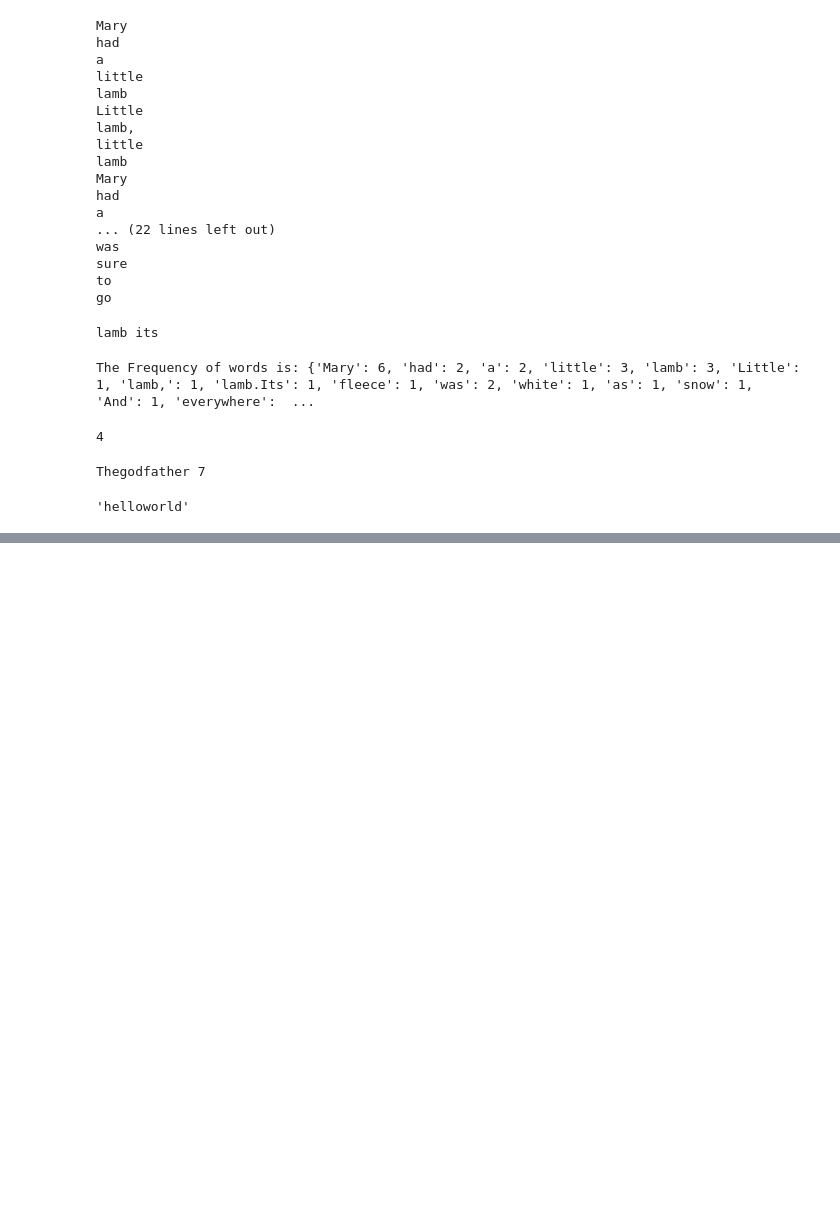
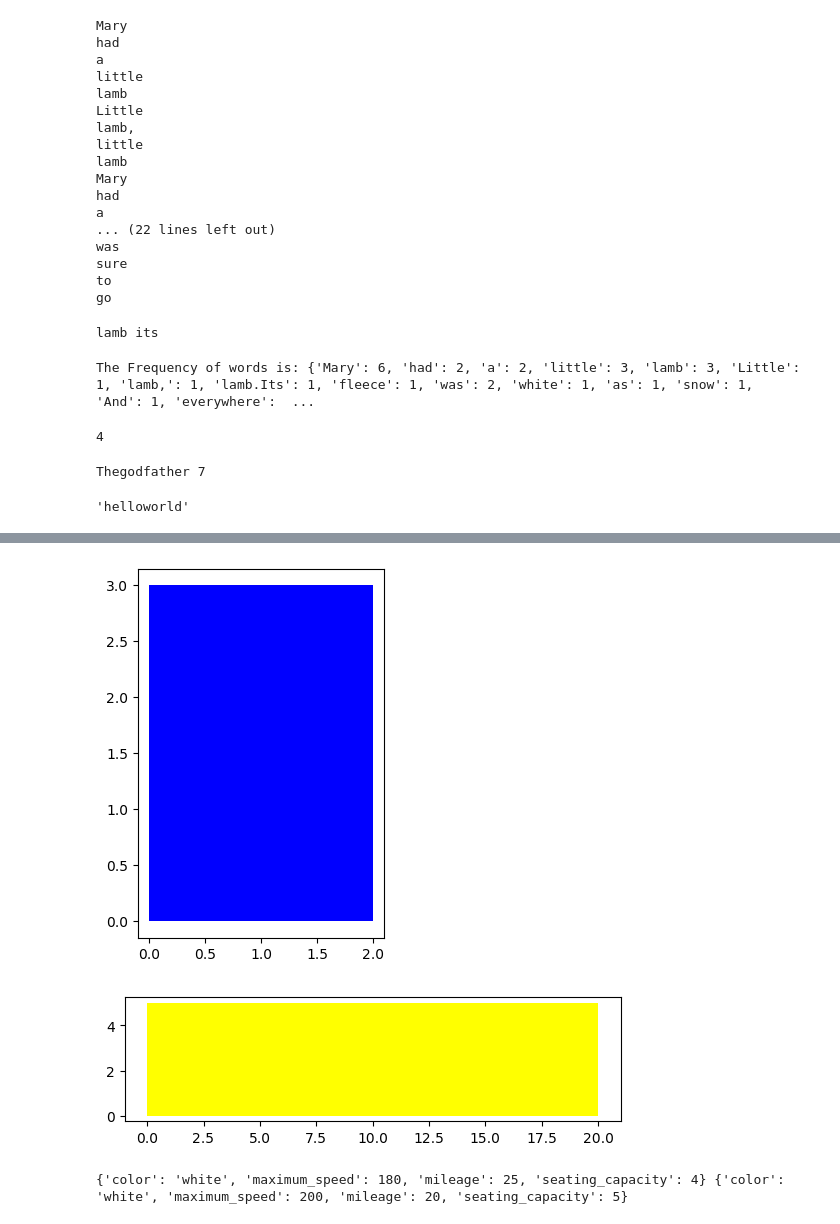
Before and after one commit to Yasir-4/data-science-practice, a Jupyter notebook: Python practice.ipynb, the cells around one changed output, grey strips where cells are left out. Saved outputs shown, nothing was run; the diff lists cells and outputs as text; code cells hidden in the pictures; blank space fills up the shorter version.

```diff
--- a/Python practice.ipynb
+++ b/Python practice.ipynb
@@ -709,0 +947,57 @@ con
+# %%
+class Rectangle:
+
+    # constructor
+    def __init__(self, width=2, height=3, color="r"):
+        self.width = width
+        self.height = height
+        self.color = color
+    # Method
+    def draw_rectangle (self):
+        plt.gca().add_patch(plt.Rectangle((0,0), self.width, self.height, fc=self.color))
+        plt.axis("scaled")
+        plt.show()
+
+tall_blue_rectangle = Rectangle(2,3,"blue")
+tall_blue_rectangle.draw_rectangle()
+
+wide_yellow_rectangle = Rectangle(20, 5, "yellow")
+wide_yellow_rectangle.draw_rectangle()
+# %% [output]
+[figure, added]
+[figure, added]
+# %%
+class Vehicles:
+
+    def __init__(self, maximum_speed, mileage, color = "white"):
+        self.maximum_speed = maximum_speed
+        self.mileage = mileage
+        self.color = color
+
+    def seating_capacity (self, seating_capacity):
+        self.seating_capacity = seating_capacity
+
+    def show_attributes (self):
+        return {
+            "color": self.color,
+            "maximum_speed": self.maximum_speed,
+            "mileage": self.mileage,
+            "seating_capacity": self.seating_capacity
+        }
+
+
+camry = Vehicles(120, 10, "red")
+camry.color
+camry.seating_capacity(4)
+camry.seating_capacity
+camry.show_attributes()
+
+crown_victoria = Vehicles(200, 20)
+crown_victoria.seating_capacity(5)
+
+hummer_h1 = Vehicles(180, 25)
+hummer_h1.seating_capacity(4)
+
+print(hummer_h1.show_attributes(), crown_victoria.show_attributes())
+# %% [output]
+{'color': 'white', 'maximum_speed': 180, 'mileage': 25, 'seating_capacity': 4} {'color': 'white', 'maximum_speed': 200, 'mileage': 20, 'seating_capacity': 5}
```
Also changed, not shown: parts of 27 cells of this notebook.
